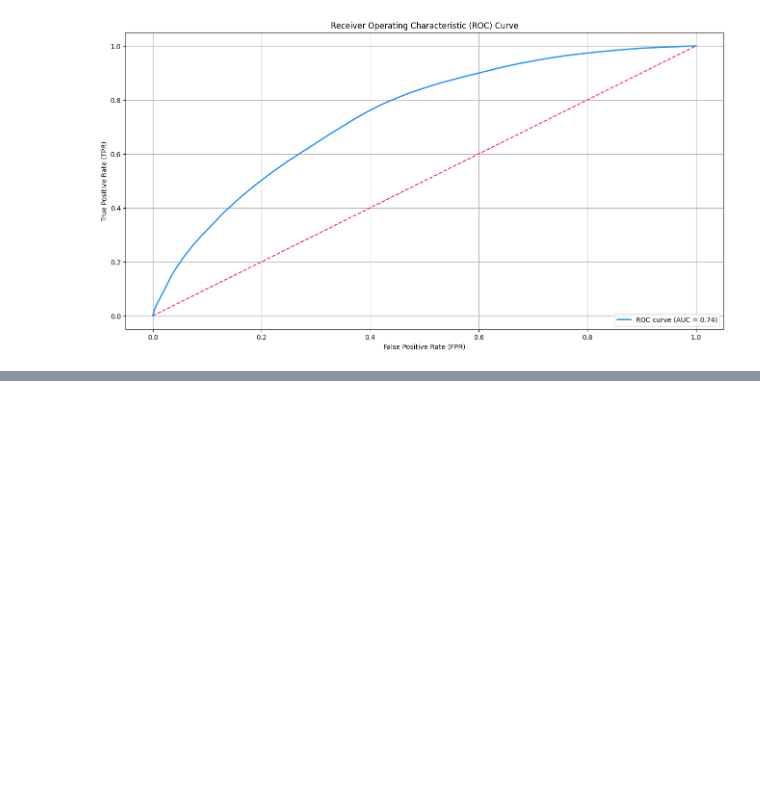
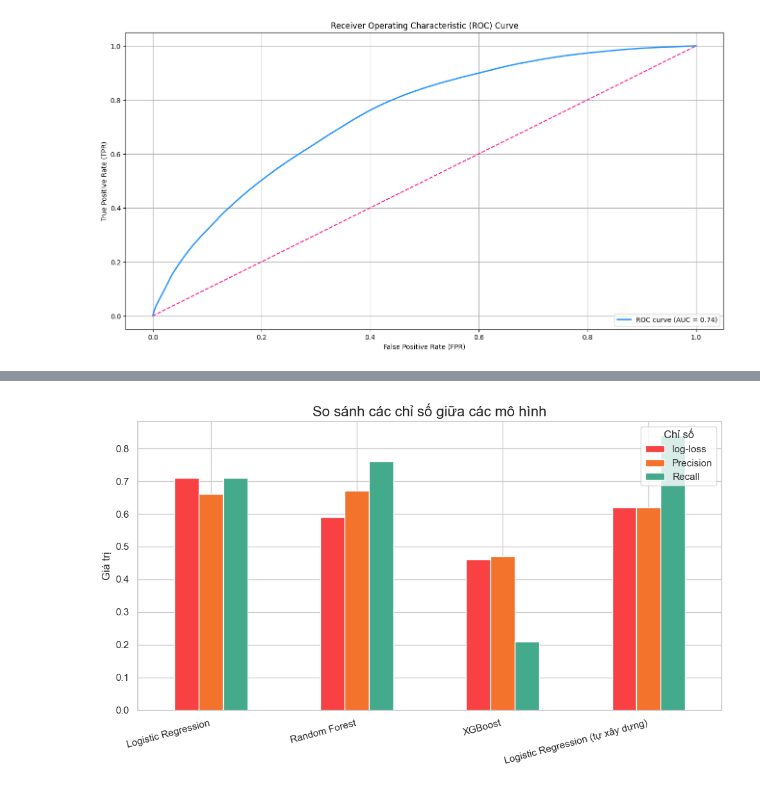
Before and after one commit to xiaoMing-04/FairyTale, a Jupyter notebook: modeling.ipynb, the cells around one changed output, grey strips where cells are left out. Drawn from its saved outputs; the diff is of its cells as text; code cells hidden in the pictures; blank space fills up the shorter version.

Commit message:
add visualize

```diff
--- a/modeling.ipynb
+++ b/modeling.ipynb
@@ -2727,0 +2734,17 @@ roc_auc(y_test, np.column_stack((1 - y_pred_prob, y_pred_prob)))
+# %%
+data = [
+    [0.71, 0.66, 0.71],
+    [0.59, 0.67, 0.76],
+    [0.46, 0.47, 0.21],
+    [0.62, 0.62, 0.84]
+]
+columns = ['log-loss', 'Precision', 'Recall']
+index = [
+    'Logistic Regression',
+    'Random Forest',
+    'XGBoost',
+    'Logistic Regression (tự xây dựng)'
+]
+
+df = pd.DataFrame(data, index=index, columns=columns)
+df
@@ -2727,0 +2757,15 @@ roc_auc(y_test, np.column_stack((1 - y_pred_prob, y_pred_prob)))
+# %%
+# Set style
+sns.set(style="whitegrid", palette="Set2")
+colors = sns.color_palette("husl", len(df))
+
+# 1. Biểu đồ cột so sánh từng chỉ số giữa các mô hình
+df.plot(kind='bar', figsize=(10, 6), color=['#f94144','#f3722c','#43aa8b'])
+plt.title('So sánh các chỉ số giữa các mô hình', fontsize=16)
+plt.ylabel('Giá trị')
+plt.xticks(rotation=15, ha='right')
+plt.legend(title="Chỉ số")
+plt.tight_layout()
+plt.show()
+# %% [output]
+[figure, added]
```
Also changed, not shown: parts of 6 cells of this notebook.
